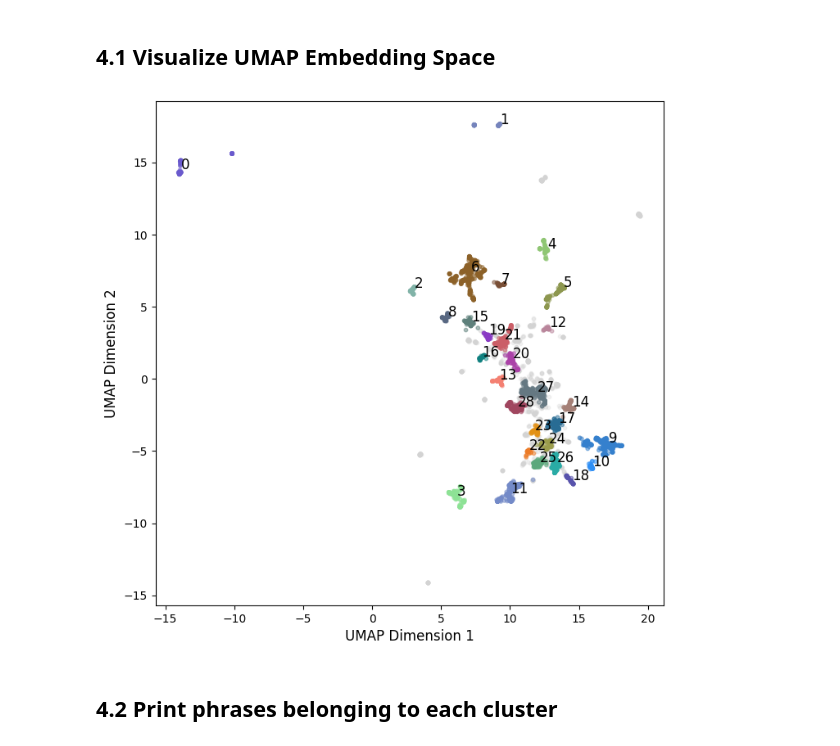
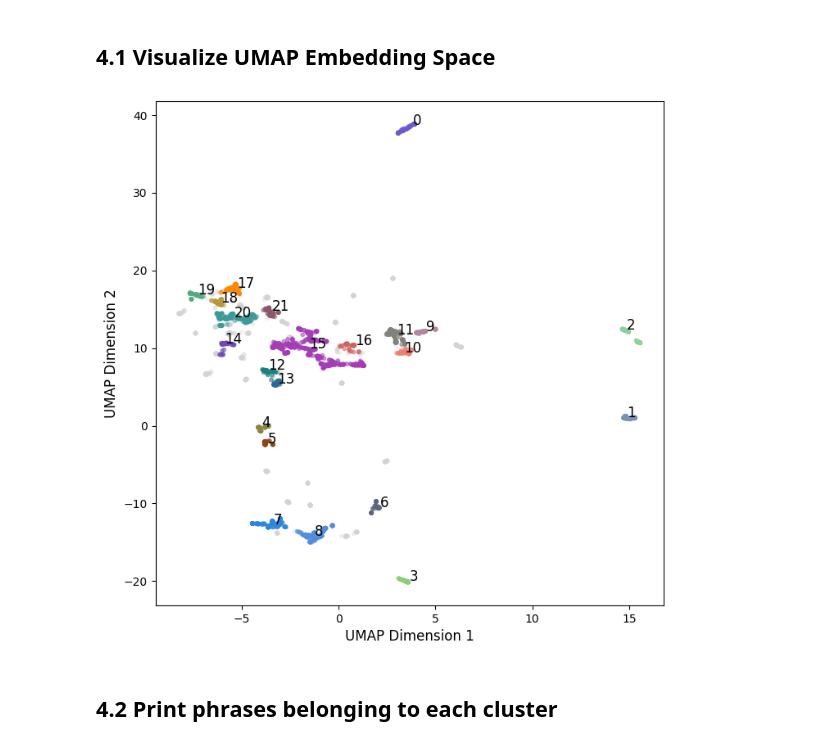
Before and after one commit to tsb46/the_brain_is, a Jupyter notebook: the_brain_is.ipynb, the cells around one changed output. Drawn from its saved outputs; the diff is of its cells as text; code cells hidden in the pictures.

```diff
--- a/the_brain_is.ipynb
+++ b/the_brain_is.ipynb
@@ -25,17 +45,33 @@ embed_norm = normalize(embed_array)
 # %% [markdown]
 # 2. UMAP Embedding of Phrases
 # %%
-umap_fit = UMAP(
-    n_neighbors=15,
-    min_dist=0,
-    n_components=2,
-    metric='cosine',
-    random_state=0
-)
-proj = umap_fit.fit_transform(embed_norm)
+umap_dict = {}
+for e in entity_cats:
+    umap_fit = UMAP(
+        n_neighbors=15,
+        min_dist=0,
+        n_components=2,
+        metric='cosine',
+        random_state=1
+    )
+    umap_dict[e] = umap_fit.fit_transform(embed_dict[e])
 # %% [markdown]
 # 3. HDBSCAN Clustering of Phrases
 # %%
-hdbscan = HDBSCAN(min_cluster_size = 50, min_samples=40,
-                  store_centers='medoid')
-hdbscan.fit(proj)
+hdbs_params = {
+    'brain': {'min_clus': 50, 'min_samp': 40},
+    'heart': {'min_clus': 40, 'min_samp': 30},
+    'lung': {'min_clus': 50, 'min_samp': 40},
+    'liver': {'min_clus': 100, 'min_samp': 90},
+    'stomach': {'min_clus': 30, 'min_samp': 20},
+    'pancreas': {'min_clus': 20, 'min_samp': 10},
+    'kidney': {'min_clus': 40, 'min_samp': 30}
+}
+
+hdbs_dict = {}
+for e in entity_cats:
+    hdbscan = HDBSCAN(min_cluster_size = hdbs_params[e]['min_clus'],
+                      min_samples=hdbs_params[e]['min_samp'],
+                      store_centers='medoid')
+    hdbscan.fit(umap_dict[e])
+    hdbs_dict[e] = hdbscan
@@ -46,6 +80,11 @@ HDBSCAN(min_cluster_size=50, min_samples=40, store_centers='medoid')
 # %% [markdown]
 ## 4.1 Visualize UMAP Embedding Space
 # %%
+label = 'lung'
+
+hdbscan = hdbs_dict[label]
+proj = umap_dict[label]
+
 # get unique cluster indices
 c_labels = np.sort(np.unique(hdbscan.labels_))
 n_c = len(c_labels)
@@ -69,34 +108,34 @@ norm = mpl.colors.BoundaryNorm(bounds, cmap.N)
 
 fig, ax = plt.subplots(figsize=(8,8))
 
 # plot noise points as light gray
 c_idx_noise = np.where(hdbscan.labels_ == -1)[0]
 c_idx_noise_labels = hdbscan.labels_[c_idx_noise]
 proj_c_noise = proj[c_idx_noise,:]
 scat = ax.scatter(proj_c_noise[:,0], proj_c_noise[:,1], alpha=0.25,
                   color='lightgray', s=10)
 
 # plot cluster points
 c_idx = np.where(hdbscan.labels_ != -1)[0]
 c_idx_labels = hdbscan.labels_[c_idx]
 proj_c = proj[c_idx,:]
 scat = ax.scatter(proj_c[:,0], proj_c[:,1], alpha=0.5, c=c_idx_labels,
                   cmap=cmap, norm=norm, s=10)
 
 
 # place cluster label at cluster mediod position
 for i in range(hdbscan.medoids_.shape[0]):
     medoid_idx = hdbscan.medoids_[i,:]
     ax.text(medoid_idx[0]+0.1, medoid_idx[1]+0.1, i, fontsize=12)
 
 ax.set_xlabel('UMAP Dimension 1', fontsize=12)
 ax.set_ylabel('UMAP Dimension 2', fontsize=12)
 
 
 # ax.legend()
 plt.savefig('umap.png', transparent=True)
 # %% [output]
-[figure, old version]
+[figure, new version]
 # %% [markdown]
 ## 4.2 Print phrases belonging to each cluster
 # %%
```
Also changed, not shown: parts of 13 cells of this notebook, 8 other files.
